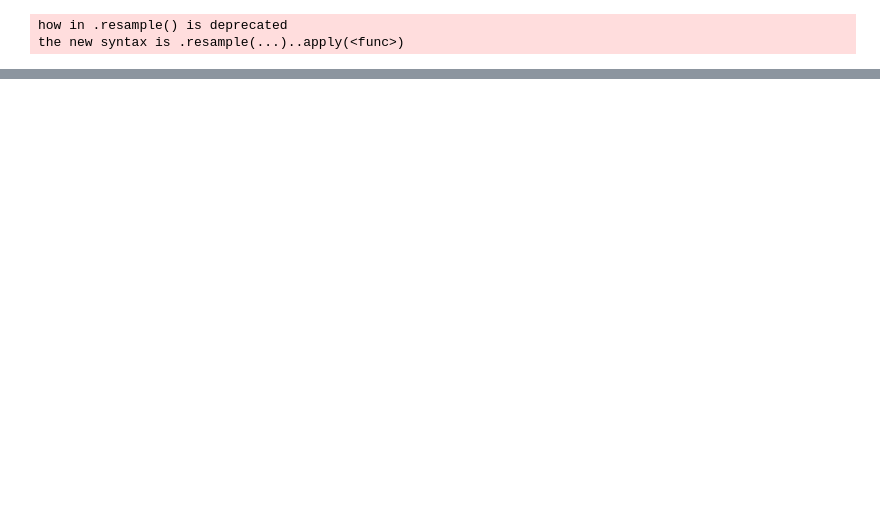
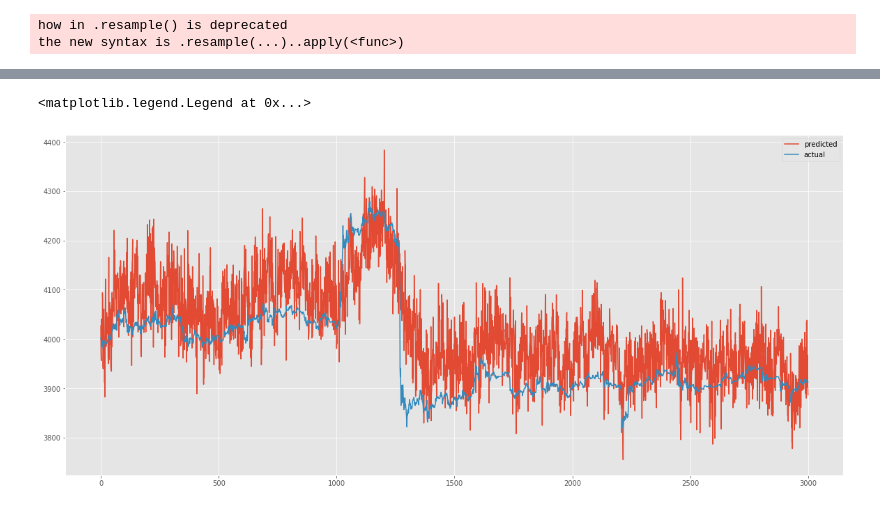
Before and after one commit to BloomTech-Labs/cryptolytic-ds, a Jupyter notebook: cryptolytic/notebooks/LSTM2.ipynb, the cells around one changed output, grey strips where cells are left out. Drawn from its saved outputs; the diff is of its cells as text; code cells hidden in the pictures; blank space fills up the shorter version.

```diff
--- a/cryptolytic/notebooks/LSTM2.ipynb
+++ b/cryptolytic/notebooks/LSTM2.ipynb
@@ -73,0 +128,10 @@ NameError: ("name 'yeojohnson' is not defined", 'occurred at index volume')
+# %%
+# Predictions on validation set
+yo = dw.denormalize(model.predict(x_val)[:, 0], df, 'close')
+y_actual = dw.denormalize(y_val[:, 0], df, 'close')
+plt.plot(yo, label='predicted')
+plt.plot(y_actual, label='actual')
+plt.legend()
+# %% [output]
+<matplotlib.legend.Legend at 0x...>
+[figure, added]
```
Also changed, not shown: parts of 8 cells of this notebook, 3 other files.
